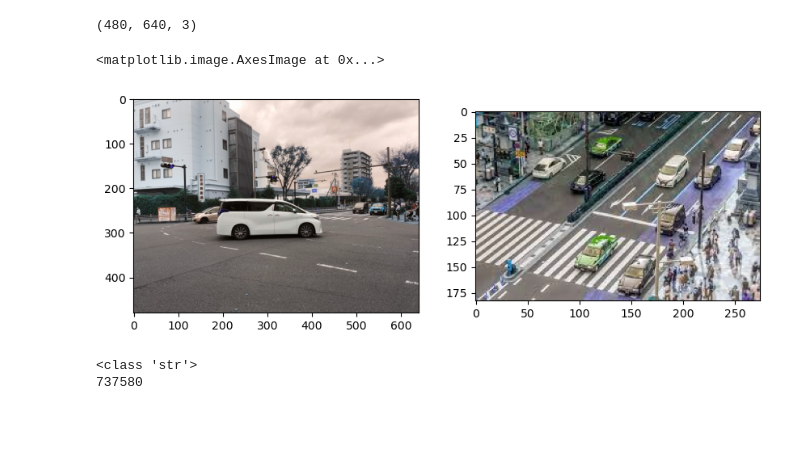
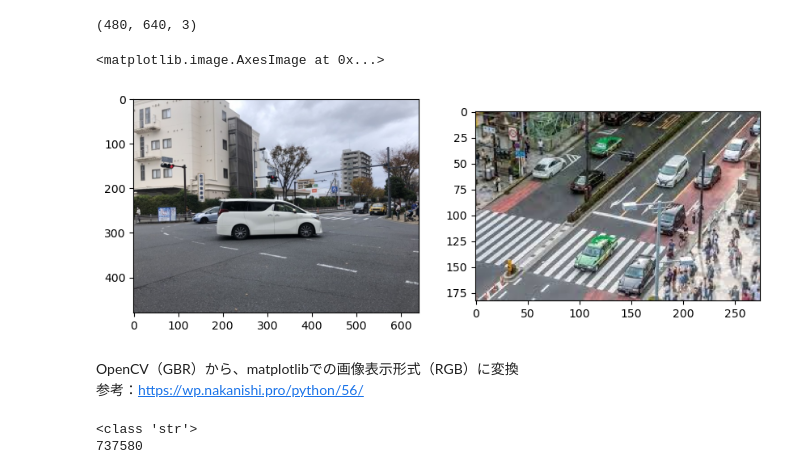
Before and after one commit to yukismd/H2O_AI_Cloud, a Jupyter notebook: sample_request/image_model/request_and_plot_image.ipynb, the cells around one changed output. Saved outputs shown, nothing was run; the diff lists cells and outputs as text; code cells hidden in the pictures; blank space fills up the shorter version.

```diff
--- a/sample_request/image_model/request_and_plot_image.ipynb
+++ b/sample_request/image_model/request_and_plot_image.ipynb
@@ -34,12 +34,15 @@ img1.shape
 # %%
 fig = plt.figure(figsize=(10, 5))
 ax1 = fig.add_subplot(1, 2, 1)
-ax1.imshow(img1)
+ax1.imshow(cv2.cvtColor(img1, cv2.COLOR_BGR2RGB))
 ax2 = fig.add_subplot(1, 2, 2)
-ax2.imshow(img2)
+ax2.imshow(cv2.cvtColor(img2, cv2.COLOR_BGR2RGB))
 # %% [output]
 <matplotlib.image.AxesImage at 0x...>
-[figure, old version]
+[figure, new version]
+# %% [markdown]
+OpenCV（GBR）から、matplotlibでの画像表示形式（RGB）に変換
+参考：https://wp.nakanishi.pro/python/56/
 # %%
 # 画像データをbase64でエンコード
 input1 = base64.b64encode(cv2.imencode(".png", img1)[1]).decode()
```
Also changed, not shown: parts of 2 cells of this notebook.
